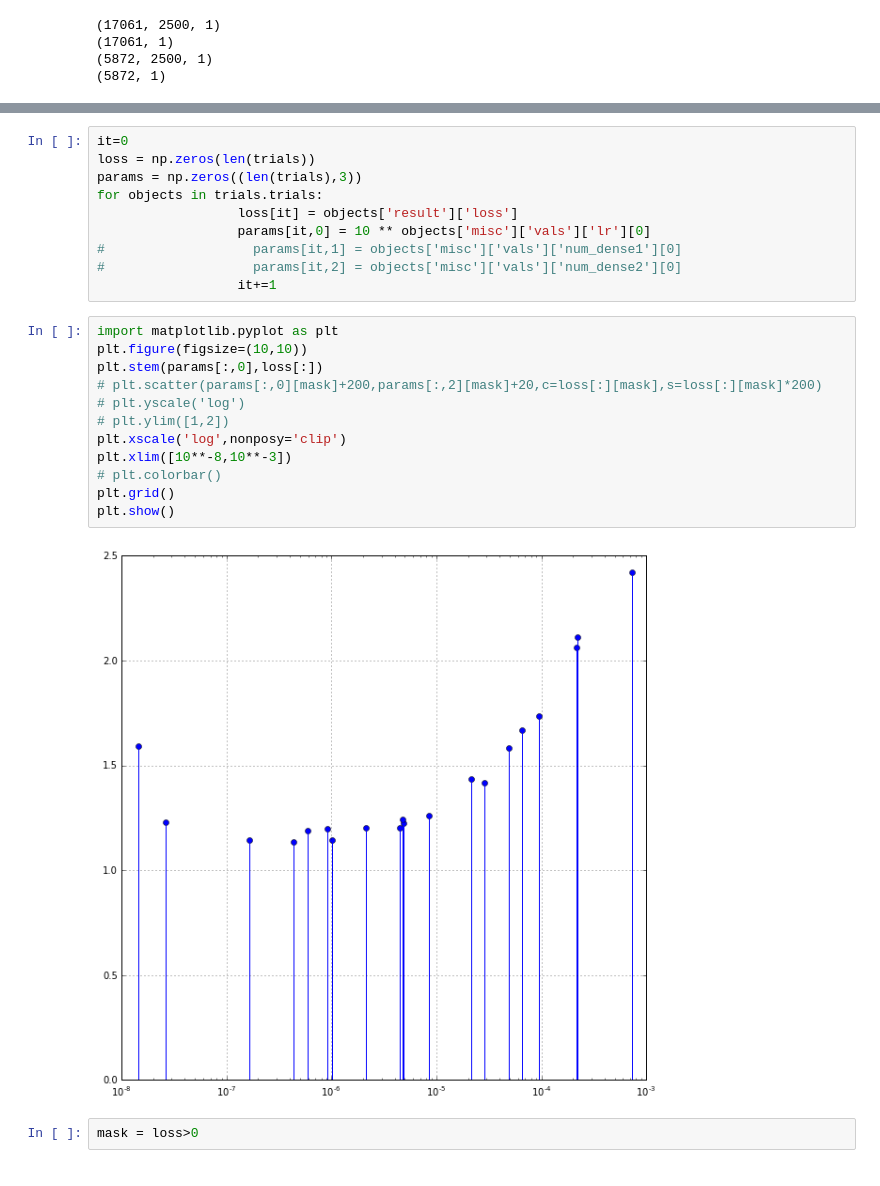
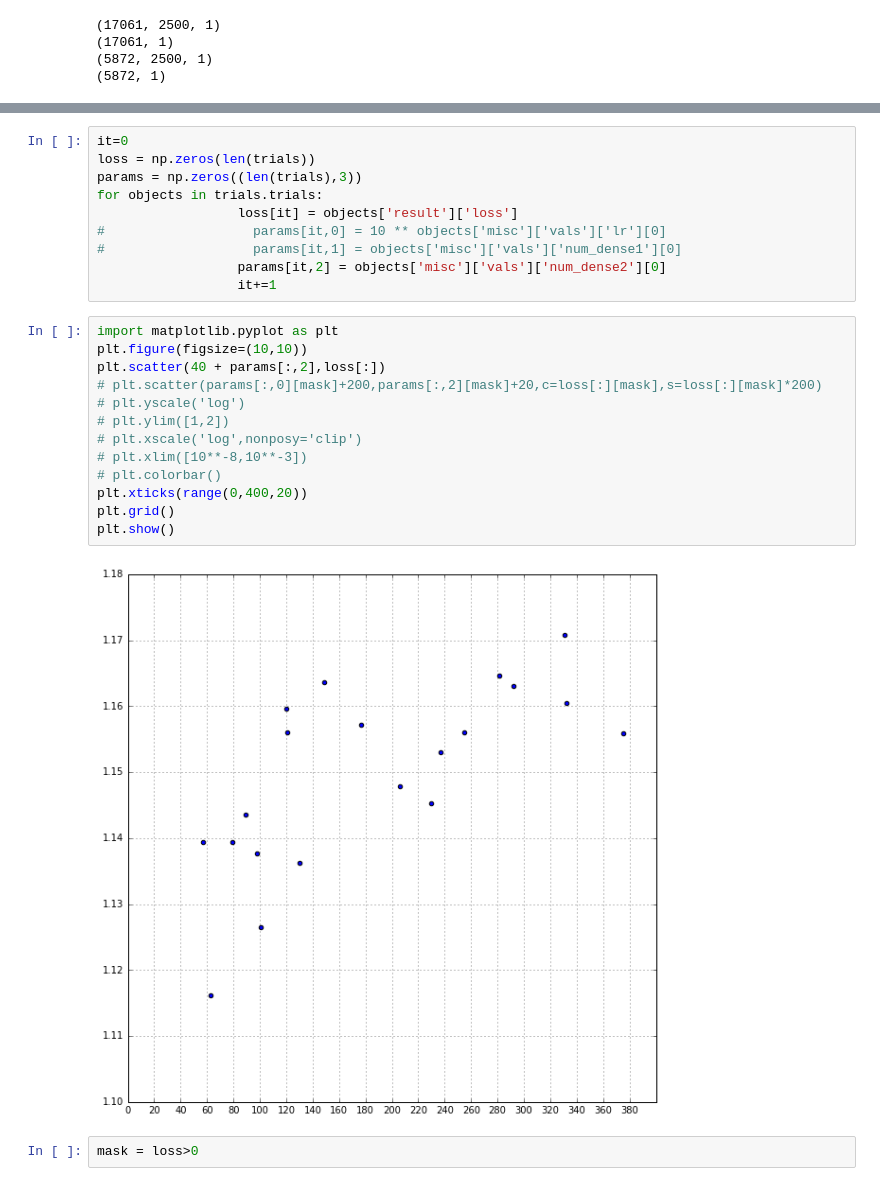
Before and after one commit to AhmedImtiazPrio/heartnetTransfer, a Jupyter notebook: hyperopt heartnetTransfer.ipynb, the cells around one changed output, grey strips where cells are left out. Cells and saved outputs as stored; diff of their text form.

Commit message:
train.py changed foldname. hyperopt to find dense 2 weights

```diff
--- a/hyperopt heartnetTransfer.ipynb
+++ b/hyperopt heartnetTransfer.ipynb
@@ -231,23 +230,24 @@ loss = np.zeros(len(trials))
 params = np.zeros((len(trials),3))
 for objects in trials.trials:
                   loss[it] = objects['result']['loss']
-                  params[it,0] = 10 ** objects['misc']['vals']['lr'][0]
+#                   params[it,0] = 10 ** objects['misc']['vals']['lr'][0]
 #                   params[it,1] = objects['misc']['vals']['num_dense1'][0]
-#                   params[it,2] = objects['misc']['vals']['num_dense2'][0]
+                  params[it,2] = objects['misc']['vals']['num_dense2'][0]
                   it+=1
 # %%
 import matplotlib.pyplot as plt
 plt.figure(figsize=(10,10))
-plt.stem(params[:,0],loss[:])
+plt.scatter(40 + params[:,2],loss[:])
 # plt.scatter(params[:,0][mask]+200,params[:,2][mask]+20,c=loss[:][mask],s=loss[:][mask]*200)
 # plt.yscale('log')
 # plt.ylim([1,2])
-plt.xscale('log',nonposy='clip')
-plt.xlim([10**-8,10**-3])
+# plt.xscale('log',nonposy='clip')
+# plt.xlim([10**-8,10**-3])
 # plt.colorbar()
+plt.xticks(range(0,400,20))
 plt.grid()
 plt.show()
 # %% [output]
-[figure, old version]
+[figure, new version]
 # %%
 mask = loss>0
```
Also changed, not shown: parts of 6 cells of this notebook, 3 other files.
